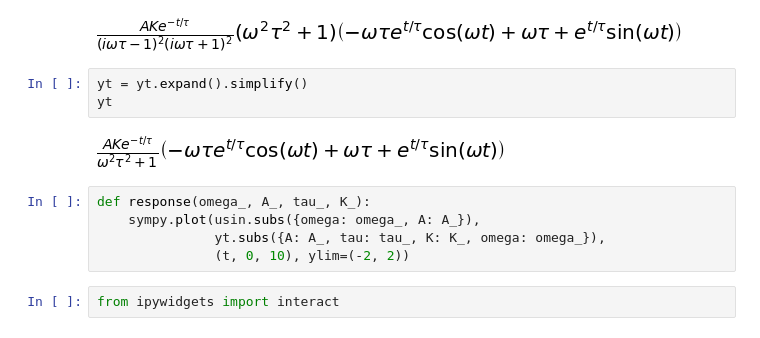
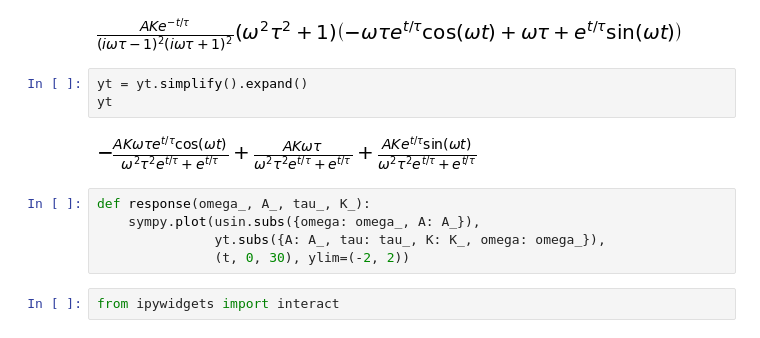
Before and after one commit to alchemyst/Dynamics-and-Control, a Jupyter notebook: 1_Dynamics/4_First_and_second_order_system_dynamics/Sinusoidal response.ipynb, the cells around one changed output. Cells and saved outputs as stored; diff of their text form.

```diff
--- a/1_Dynamics/4_First_and_second_order_system_dynamics/Sinusoidal response.ipynb
+++ b/1_Dynamics/4_First_and_second_order_system_dynamics/Sinusoidal response.ipynb
@@ -37,15 +37,15 @@ yt
 # %% [output]
 [figure]
 # %%
-yt = yt.expand().simplify()
+yt = yt.simplify().expand()
 yt
 # %% [output]
-[figure, old version]
+[figure, new version]
 # %%
 def response(omega_, A_, tau_, K_):
     sympy.plot(usin.subs({omega: omega_, A: A_}),
                yt.subs({A: A_, tau: tau_, K: K_, omega: omega_}),
-               (t, 0, 10), ylim=(-2, 2))
+               (t, 0, 30), ylim=(-2, 2))
 # %%
 from ipywidgets import interact
 # %%
```
